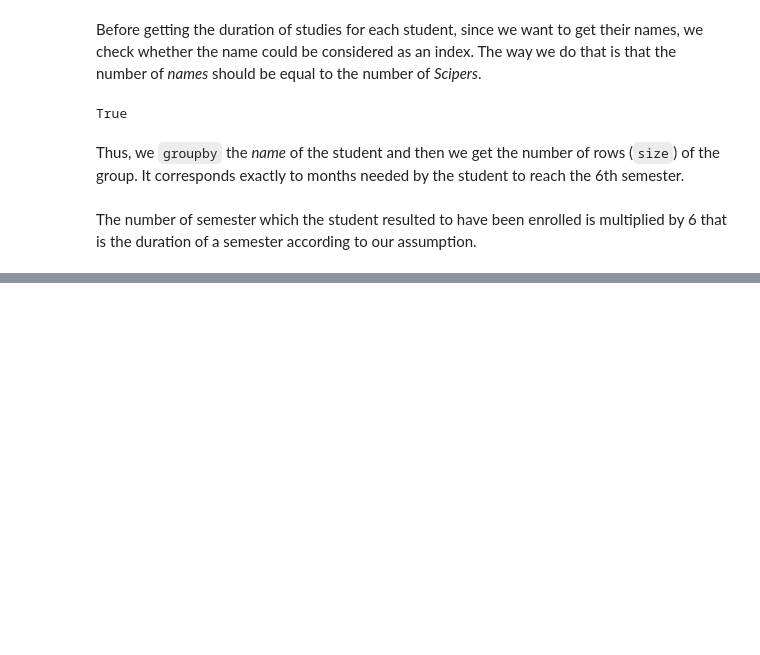
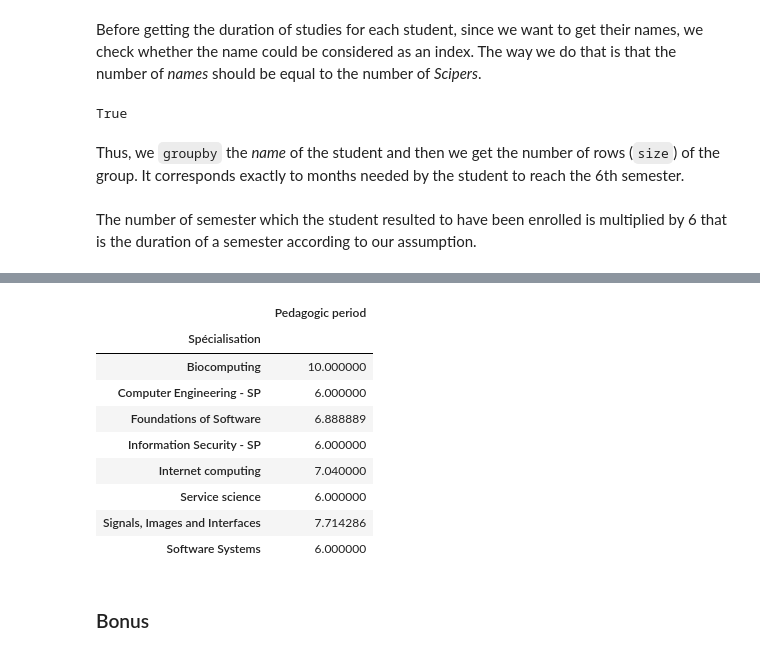
Before and after one commit to CriMenghini/ADA_Homeworks, a Jupyter notebook: Homework_2/Hw_2.ipynb, the cells around one changed output, grey strips where cells are left out. Drawn from its saved outputs; the diff is of its cells as text; code cells hidden in the pictures; blank space fills up the shorter version.

```diff
--- a/Homework_2/Hw_2.ipynb
+++ b/Homework_2/Hw_2.ipynb
@@ -221,0 +358,7 @@ Ttest_indResult(statistic=array([ 1.1917057]), pvalue=array([ 0.24162457]))
+# %%
+# Minor/ spec
+df_minor = data[data['Pedagogic period'] == ' Master semestre 3 \xa0']
+#df_minor = data.dropna(subset = ['Mineur'], axis = 0)
+
+# In minor keep those that already do two semesters
+minor = df_minor.query('No_Sciper in @students')
@@ -221,0 +388,19 @@ Ttest_indResult(statistic=array([ 1.1917057]), pvalue=array([ 0.24162457]))
+# %%
+df_special = minor[minor['Spécialisation'].notnull()]
+special = df_special.query('No_Sciper in @students')
+# %%
+# Average stay
+special.groupby('No_Sciper').agg({'Spécialisation' : 'first', 'Pedagogic period' : 'size'}).groupby('Spécialisation').mean()*6
+# %% [output]
+|  | Pedagogic period |
+| Spécialisation |  |
+| Biocomputing | 10.000000 |
+| Computer Engineering - SP | 6.000000 |
+| Foundations of Software | 6.888889 |
+| Information Security - SP | 6.000000 |
+| Internet computing | 7.040000 |
+| Service science | 6.000000 |
+| Signals, Images and Interfaces | 7.714286 |
+| Software Systems | 6.000000 |
+# %% [markdown]
+### Bonus
```
Also changed, not shown: parts of 38 cells of this notebook, 48 other files.
